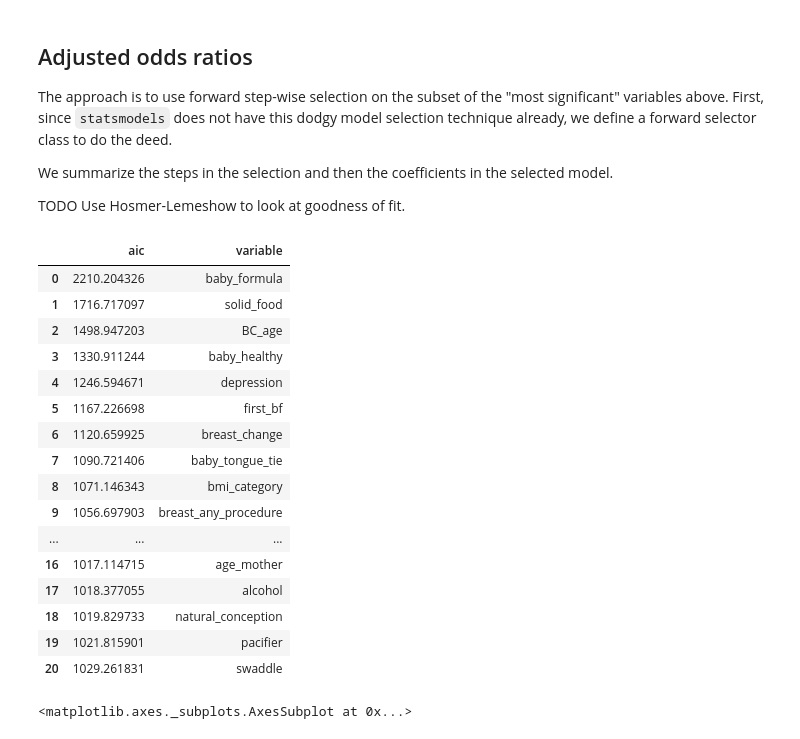
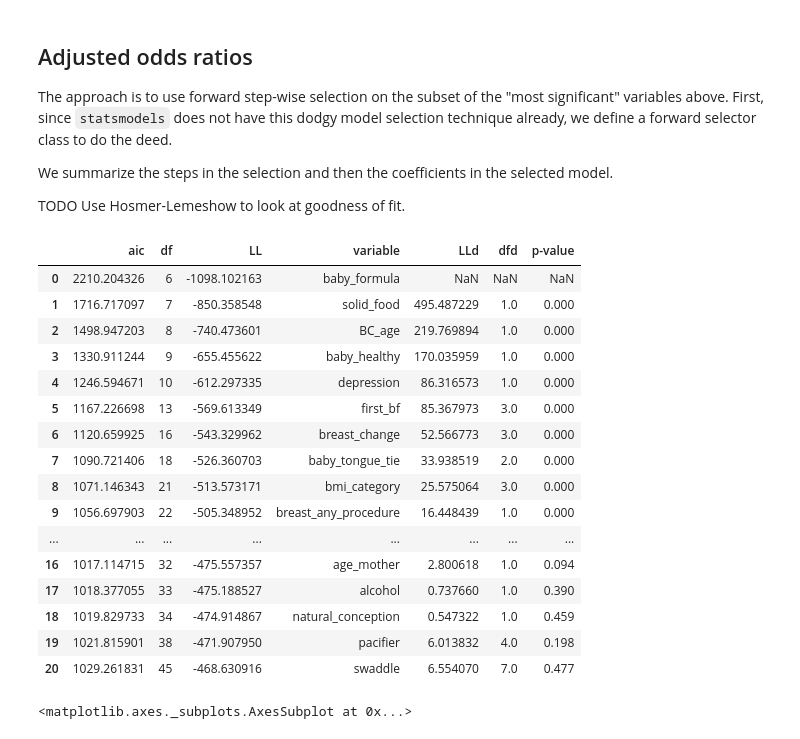
Before and after one commit to timcsimmons/barton-bfsurvey-2013, a Jupyter notebook: analysis.ipynb, the cells around one changed output. Cells and saved outputs as stored; diff of their text form; code cells hidden in the pictures.

```diff
--- a/analysis.ipynb
+++ b/analysis.ipynb
@@ -511,22 +527,21 @@ fs.select()
-# %%
-selection_table = pd.DataFrame(fs.history, columns=['aic', 'variable'])
-selection_table
-# %% [output]
-|  | aic | variable |
-| 0 | 2210.204326 | baby_formula |
-| 1 | 1716.717097 | solid_food |
-| 2 | 1498.947203 | BC_age |
-| 3 | 1330.911244 | baby_healthy |
-| 4 | 1246.594671 | depression |
-| 5 | 1167.226698 | first_bf |
-| 6 | 1120.659925 | breast_change |
-| 7 | 1090.721406 | baby_tongue_tie |
-| 8 | 1071.146343 | bmi_category |
-| 9 | 1056.697903 | breast_any_procedure |
-| ... | ... | ... |
-| 16 | 1017.114715 | age_mother |
-| 17 | 1018.377055 | alcohol |
-| 18 | 1019.829733 | natural_conception |
-| 19 | 1021.815901 | pacifier |
-| 20 | 1029.261831 | swaddle |
+# %%
+result
+# %% [output]
+|  | aic | df | LL | variable | LLd | dfd | p-value |
+| 0 | 2210.204326 | 6 | -1098.102163 | baby_formula | NaN | NaN | NaN |
+| 1 | 1716.717097 | 7 | -850.358548 | solid_food | 495.487229 | 1.0 | 0.000 |
+| 2 | 1498.947203 | 8 | -740.473601 | BC_age | 219.769894 | 1.0 | 0.000 |
+| 3 | 1330.911244 | 9 | -655.455622 | baby_healthy | 170.035959 | 1.0 | 0.000 |
+| 4 | 1246.594671 | 10 | -612.297335 | depression | 86.316573 | 1.0 | 0.000 |
+| 5 | 1167.226698 | 13 | -569.613349 | first_bf | 85.367973 | 3.0 | 0.000 |
+| 6 | 1120.659925 | 16 | -543.329962 | breast_change | 52.566773 | 3.0 | 0.000 |
+| 7 | 1090.721406 | 18 | -526.360703 | baby_tongue_tie | 33.938519 | 2.0 | 0.000 |
+| 8 | 1071.146343 | 21 | -513.573171 | bmi_category | 25.575064 | 3.0 | 0.000 |
+| 9 | 1056.697903 | 22 | -505.348952 | breast_any_procedure | 16.448439 | 1.0 | 0.000 |
+| ... | ... | ... | ... | ... | ... | ... | ... |
+| 16 | 1017.114715 | 32 | -475.557357 | age_mother | 2.800618 | 1.0 | 0.094 |
+| 17 | 1018.377055 | 33 | -475.188527 | alcohol | 0.737660 | 1.0 | 0.390 |
+| 18 | 1019.829733 | 34 | -474.914867 | natural_conception | 0.547322 | 1.0 | 0.459 |
+| 19 | 1021.815901 | 38 | -471.907950 | pacifier | 6.013832 | 4.0 | 0.198 |
+| 20 | 1029.261831 | 45 | -468.630916 | swaddle | 6.554070 | 7.0 | 0.477 |
 # %%
```
Also changed, not shown: parts of 5 cells of this notebook.
